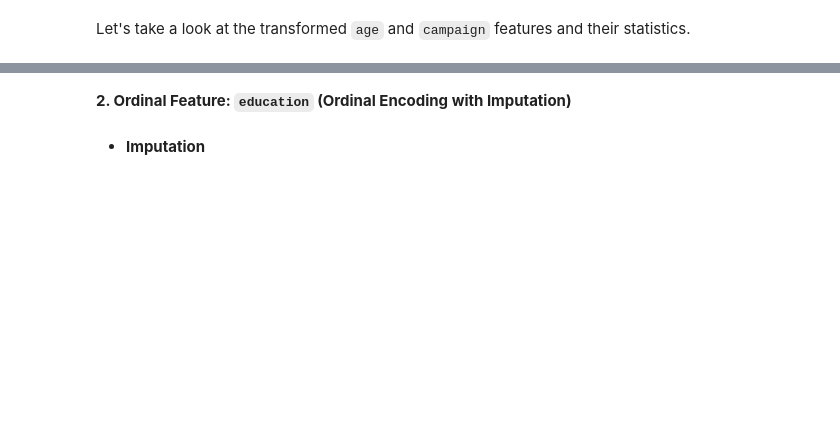
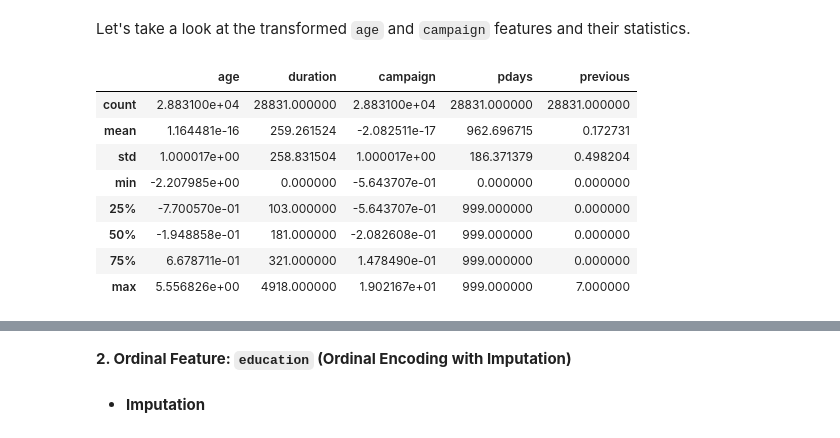
Before and after one commit to AthithepSuksupsri/229352_Stat-learning-for-data-sci, a Jupyter notebook: Lab02_Data_Preprocessing.ipynb, the cells around one changed output, grey strips where cells are left out. Saved outputs shown, nothing was run; the diff lists cells and outputs as text; code cells hidden in the pictures; blank space fills up the shorter version.

```diff
--- a/Lab02_Data_Preprocessing.ipynb
+++ b/Lab02_Data_Preprocessing.ipynb
@@ -85,5 +176,17 @@ X_test_scaled_demo = # Write your code here
 # %% [markdown]
 Let's take a look at the transformed `age` and `campaign` features and their statistics.
+# %%
+X_train.describe()
+# %% [output]
+|  | age | duration | campaign | pdays | previous |
+| count | 2.883100e+04 | 28831.000000 | 2.883100e+04 | 28831.000000 | 28831.000000 |
+| mean | 1.164481e-16 | 259.261524 | -2.082511e-17 | 962.696715 | 0.172731 |
+| std | 1.000017e+00 | 258.831504 | 1.000017e+00 | 186.371379 | 0.498204 |
+| min | -2.207985e+00 | 0.000000 | -5.643707e-01 | 0.000000 | 0.000000 |
+| 25% | -7.700570e-01 | 103.000000 | -5.643707e-01 | 999.000000 | 0.000000 |
+| 50% | -1.948858e-01 | 181.000000 | -2.082608e-01 | 999.000000 | 0.000000 |
+| 75% | 6.678711e-01 | 321.000000 | 1.478490e-01 | 999.000000 | 0.000000 |
+| max | 5.556826e+00 | 4918.000000 | 1.902167e+01 | 999.000000 | 7.000000 |
 # %%
 print("\nOriginal X_train 'age' and 'campaign' head:")
 print(X_train[num_cols_demo].head())
```
Also changed, not shown: parts of 16 cells of this notebook.
